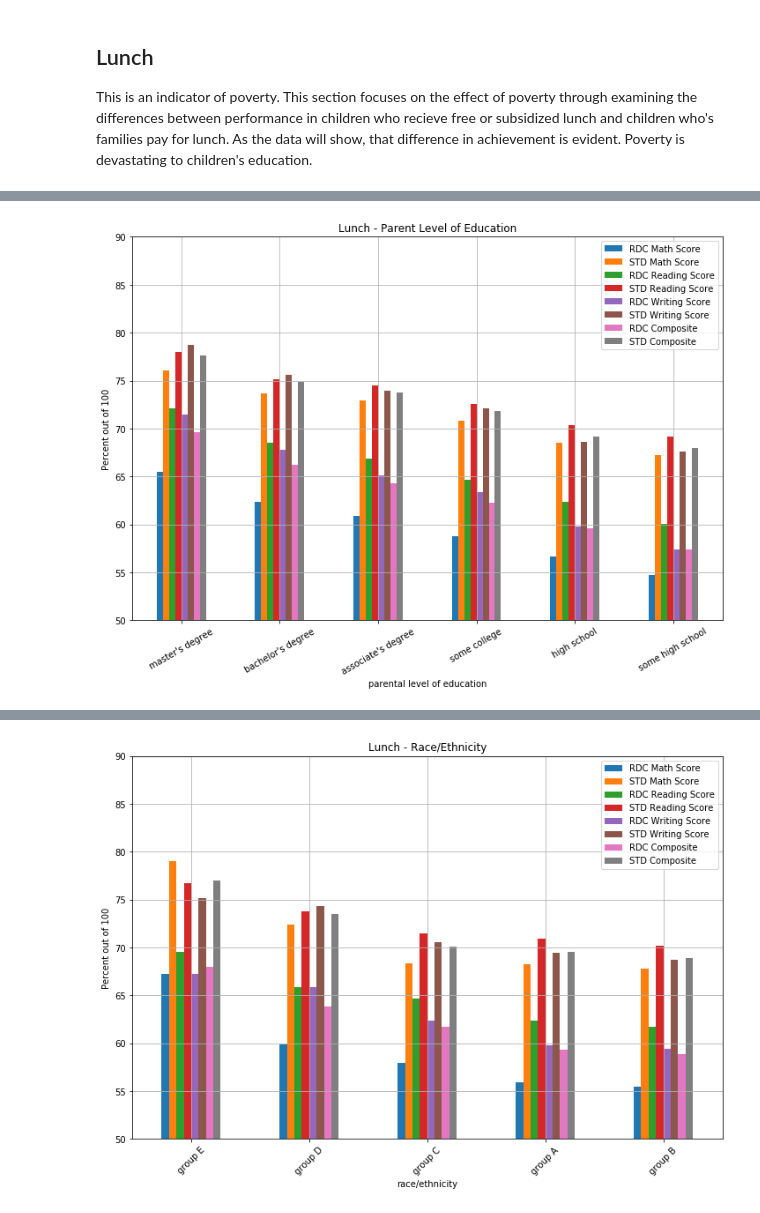
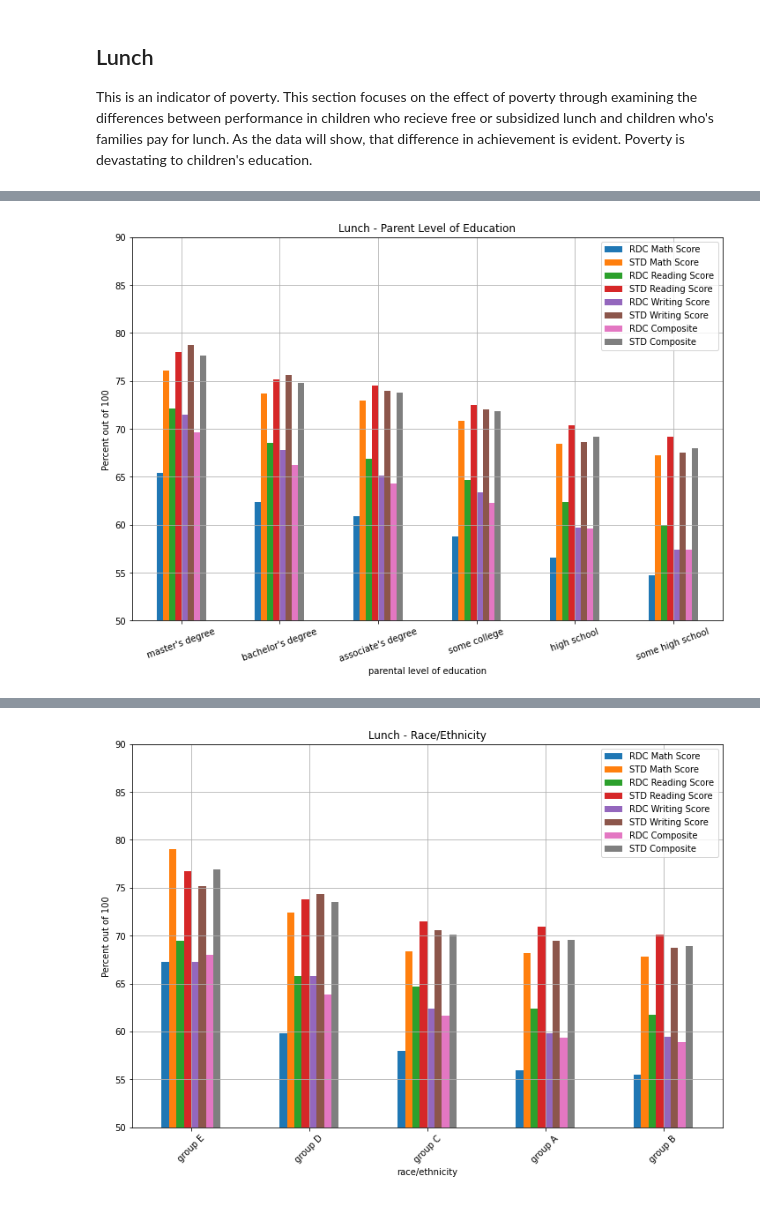
Before and after one commit to Hans518/final-project, a Jupyter notebook: School Data Project/Data Manipulation 2.ipynb, the cells around one changed output, grey strips where cells are left out. Cells and saved outputs as stored; diff of their text form; code cells hidden in the pictures.

```diff
--- a/School Data Project/Data Manipulation 2.ipynb
+++ b/School Data Project/Data Manipulation 2.ipynb
@@ -583,15 +639,15 @@ lunch_means_ed
 # %%
 ax = lunch_means_ed.plot(kind='bar', figsize=(12,8))
 ax.set_alpha(0.8)
 ax.set_ylim(50, 90)
 ax.set_title("Lunch - Parent Level of Education")
 ax.set_ylabel('Percent out of 100')
-plt.xticks(rotation=30)
+plt.xticks(rotation=20)
 plt.grid()
 plt.savefig('images/lunch_ed.png')
 plt.show()
 # %% [output]
-[figure, old version]
+[figure, new version]
 # %%
 rdc_l_means_eth = rdc_lunch.groupby(['race/ethnicity']).mean().round(decimals=2).sort_values(by='composite score', ascending=False)
 rdc_l_means_eth = rdc_l_means_eth.rename(columns={"math score":"RDC Math Score","reading score":"RDC Reading Score","writing score":"RDC Writing Score","composite score":"RDC Composite"})
```
Also changed, not shown: parts of 7 cells of this notebook, 16 other files.
